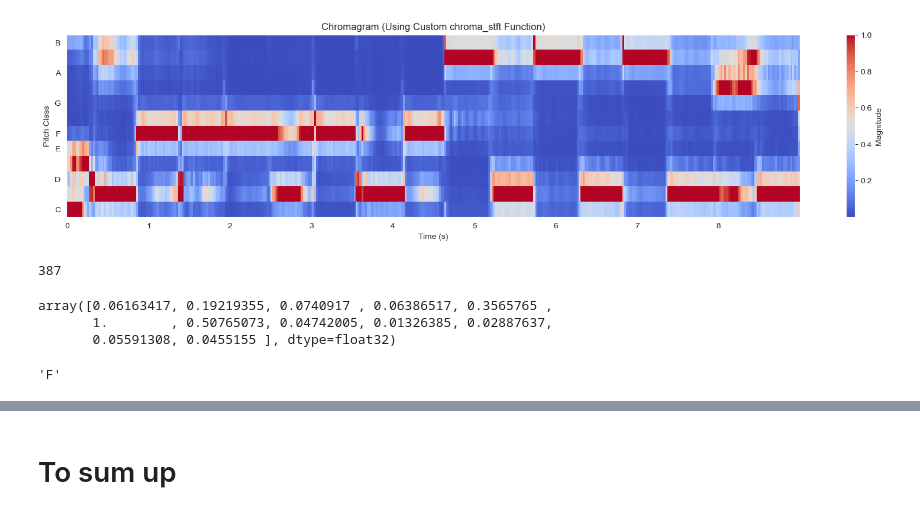
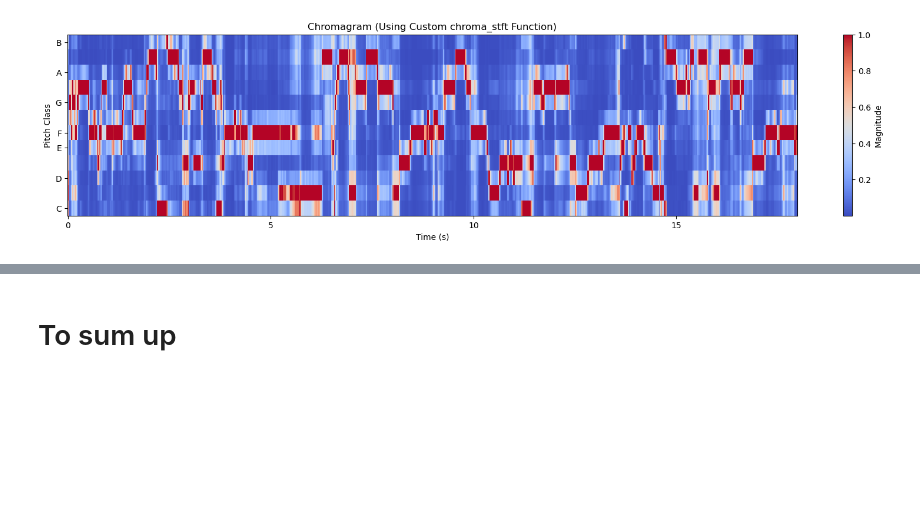
Before and after one commit to BacobaxUnitn/progetto_SIV, a Jupyter notebook: using_librosa.ipynb, the cells around one changed output, grey strips where cells are left out. Drawn from its saved outputs; the diff is of its cells as text; code cells hidden in the pictures; blank space fills up the shorter version.

```diff
--- a/using_librosa.ipynb
+++ b/using_librosa.ipynb
@@ -13,11 +0,0 @@ from scipy.ndimage import median_filter
-# %%
-# Parameters for recording
-# ( chords , freq) x (freq, time)
-CHUNK = 1024            # Number of audio samples per buffer
-FORMAT = pyaudio.paInt16  # each sample is 16 bit
-CHANNELS = 1            # Mono audio
-RATE = 44100            # Sampling rate in Hz -> how many samples per second
-RECORD_SECONDS = 5      # Duration of recording in seconds
-AUDIO_FILE = './utils/assets/lewis_capaldi.mp3'
-AUDIO_FILE_1 = './utils/assets/test_SIV.mp3'
-NUMBER_OF_CHUNKS = int(RATE / CHUNK * RECORD_SECONDS)
@@ -175,9 +0,0 @@ def chroma_stft(
-# %%
-def display_chromagram(chroma):
-    plt.figure(figsize=(20, 4))
-    librosa.display.specshow(chroma, x_axis="time", y_axis="chroma", cmap="coolwarm")
-    plt.colorbar(label="Magnitude")
-    plt.title("Chromagram (Using Custom chroma_stft Function)")
-    plt.xlabel("Time (s)")
-    plt.ylabel("Pitch Class")
-    plt.show()
@@ -265,0 +7,13 @@ def cut_time(chroma_matrix, start_time, end_time, sr, hop_length):
+# %%
+from utils.libs.chroma_creation import create_chroma_studio
+
+
+# Compute Chroma using your function
+chromaStudio = create_chroma_studio(
+    file_path=AUDIO_FILE,
+    fft_size=WINDOW_SIZE,
+    hop_length=HOP_SIZE,
+    sr=RATE
+)
+
+display_chromagram(chromaStudio.get_chroma())
@@ -266,9 +22,5 @@ def cut_time(chroma_matrix, start_time, end_time, sr, hop_length):
 # %%
-cut_chroma = cut_time(chroma , 9, 18, sr, hop_size)
+cut_chroma = chromaStudio.cut_time(chromaStudio.get_chroma() , 9, 18)
 display_chromagram(cut_chroma)
 # %% [output]
-[figure, old version]
+[figure, new version]
-# %%
-time_to_index(9, sr, hop_size)
-# %% [output]
-387
@@ -278,6 +26,0 @@ frequencies = chroma[:, idx]
-# %%
-frequencies
-# %% [output]
-array([0.06163417, 0.19219355, 0.0740917 , 0.06386517, 0.3565765 ,
-       1.        , 0.50765073, 0.04742005, 0.01326385, 0.02887637,
-       0.05591308, 0.0455155 ], dtype=float32)
@@ -287,4 +26,0 @@ note = notes[np.argmax(frequencies)]
-# %%
-note
-# %% [output]
-'F'
```
Also changed, not shown: parts of 40 cells of this notebook, 7 other files.
